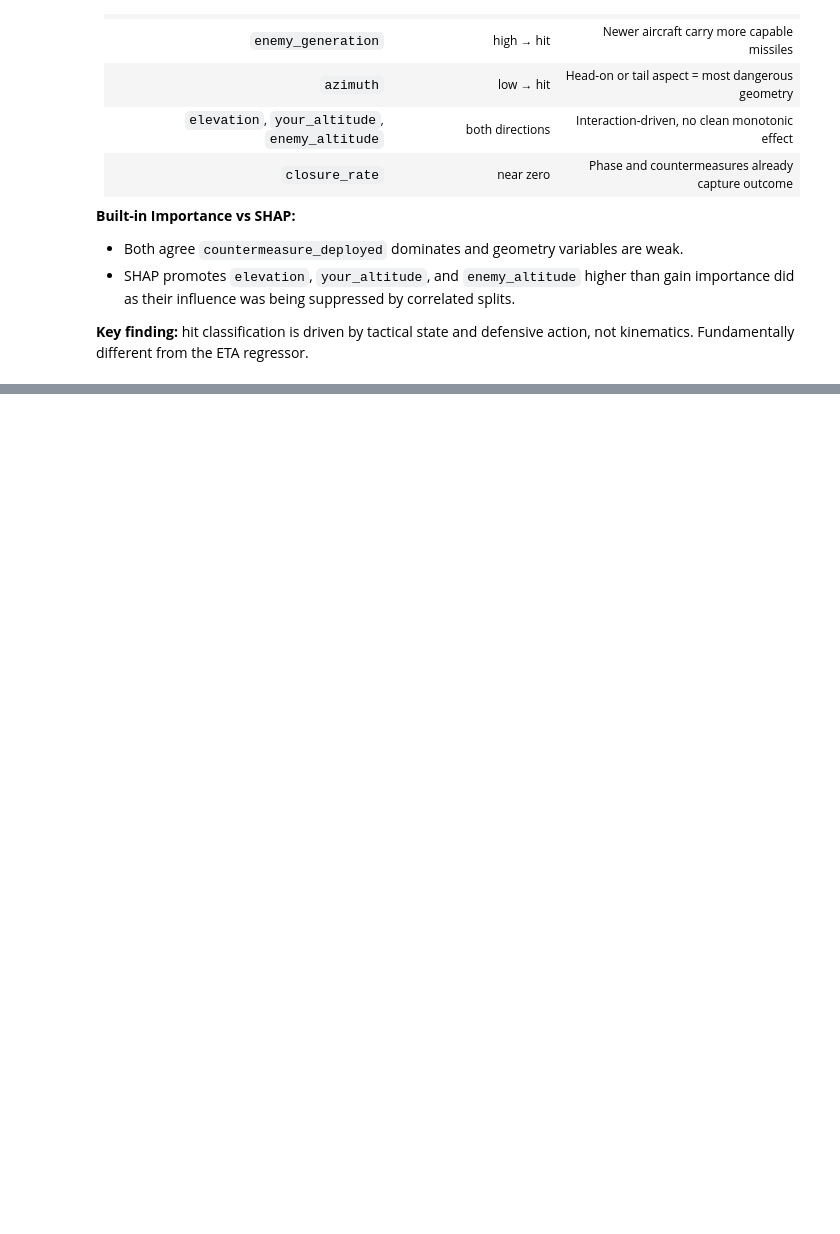
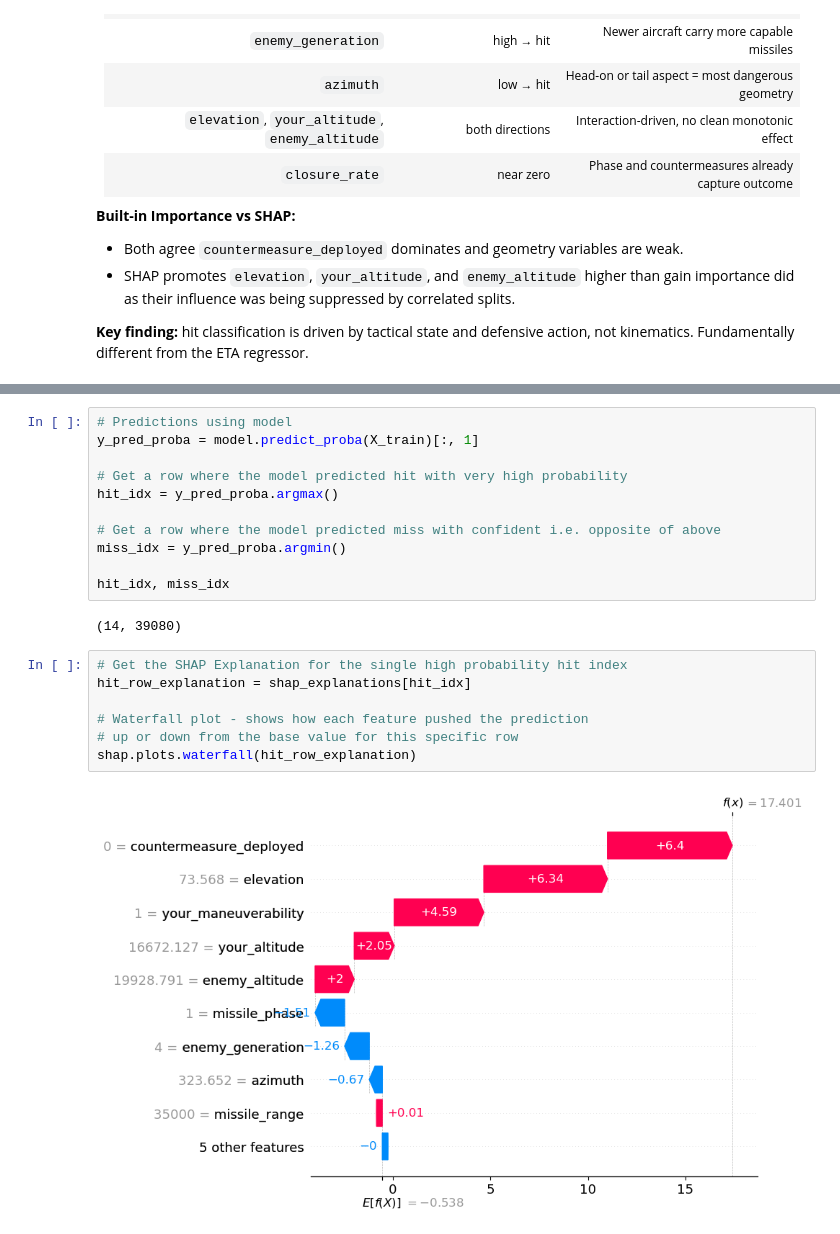
Before and after one commit to Eakempreet/ATAS_Project, a Jupyter notebook: notebooks/03_hit_classifier/03_hit_classifier.ipynb, the cells around one changed output, grey strips where cells are left out. Cells and saved outputs as stored; diff of their text form; blank space fills up the shorter version.

Commit message:
Complete SHAP analysis with waterfall graph for XGBClassifier

```diff
--- a/notebooks/03_hit_classifier/03_hit_classifier.ipynb
+++ b/notebooks/03_hit_classifier/03_hit_classifier.ipynb
@@ -1499,0 +1512,22 @@ Beeswarm adds direction and per-row detail that built-in importance cannot show.
+# %%
+# Predictions using model
+y_pred_proba = model.predict_proba(X_train)[:, 1]
+
+# Get a row where the model predicted hit with very high probability
+hit_idx = y_pred_proba.argmax()
+
+# Get a row where the model predicted miss with confident i.e. opposite of above
+miss_idx = y_pred_proba.argmin()
+
+hit_idx, miss_idx
+# %% [output]
+(14, 39080)
+# %%
+# Get the SHAP Explanation for the single high probability hit index
+hit_row_explanation = shap_explanations[hit_idx]
+
+# Waterfall plot - shows how each feature pushed the prediction
+# up or down from the base value for this specific row
+shap.plots.waterfall(hit_row_explanation)
+# %% [output]
+[figure, added]
```
Also changed, not shown: parts of 3 cells of this notebook.
